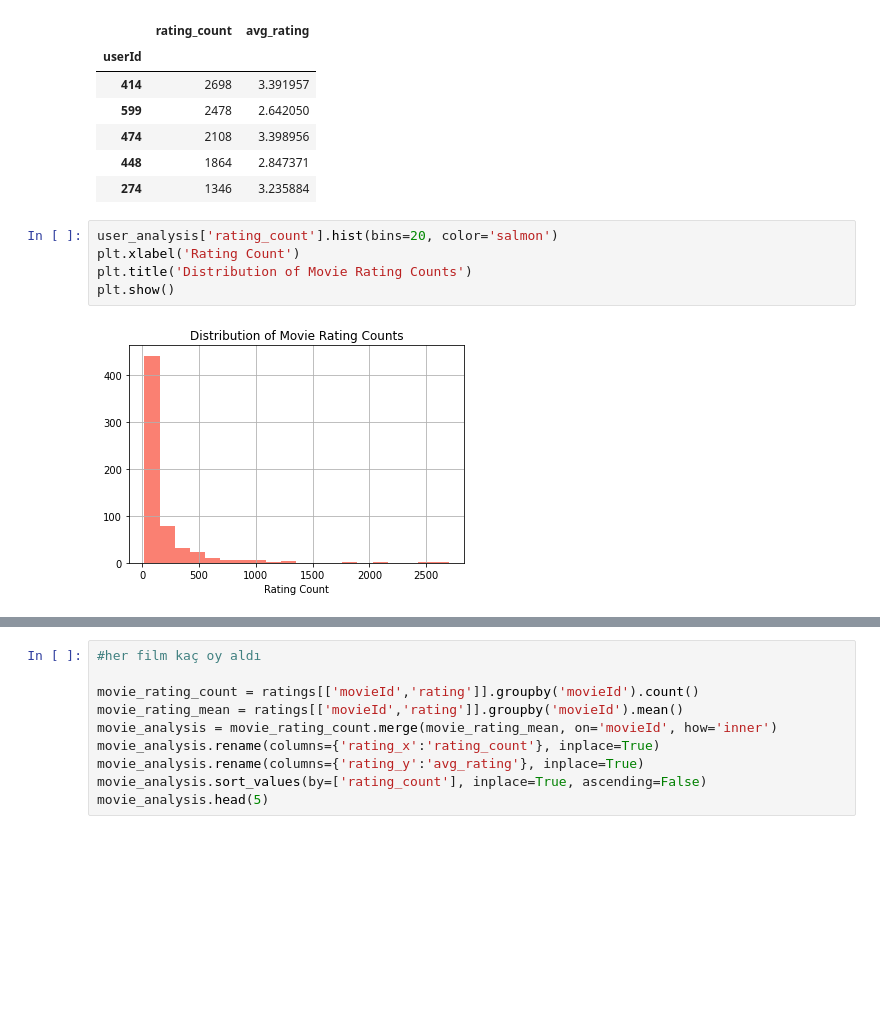
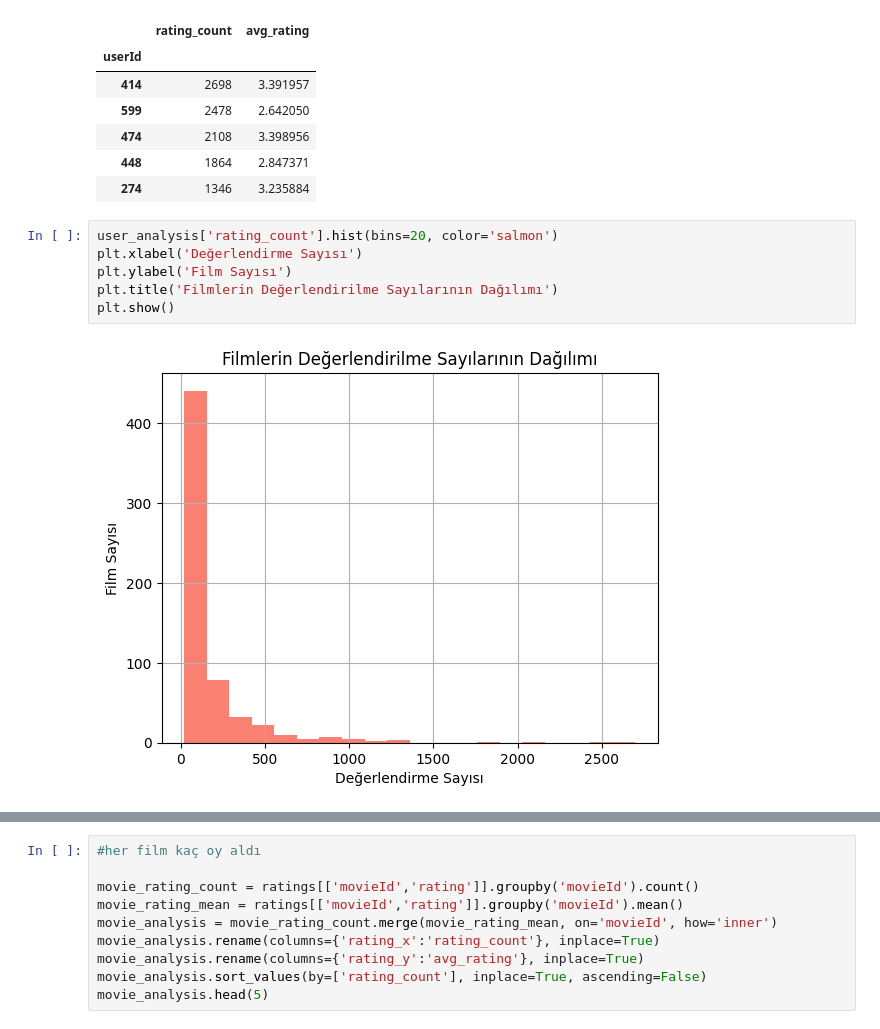
Before and after one commit to sewarslan/final_project, a Jupyter notebook: movie_recommender/eda.ipynb, the cells around one changed output, grey strips where cells are left out. Drawn from its saved outputs; the diff is of its cells as text; blank space fills up the shorter version.

```diff
--- a/movie_recommender/eda.ipynb
+++ b/movie_recommender/eda.ipynb
@@ -208,11 +212,12 @@ user_analysis.head(5)
 | 274 | 1346 | 3.235884 |
 # %%
 user_analysis['rating_count'].hist(bins=20, color='salmon')
-plt.xlabel('Rating Count')
-plt.title('Distribution of Movie Rating Counts')
+plt.xlabel('Değerlendirme Sayısı')
+plt.ylabel('Film Sayısı')
+plt.title('Filmlerin Değerlendirilme Sayılarının Dağılımı')
 plt.show()
 # %% [output]
-[figure, old version]
+[figure, new version]
 # %%
 #puanlama arttıkça oy sayısı arttığını burada da görebiliriz
 x = user_analysis['avg_rating']
```
Also changed, not shown: parts of 8 cells of this notebook.
